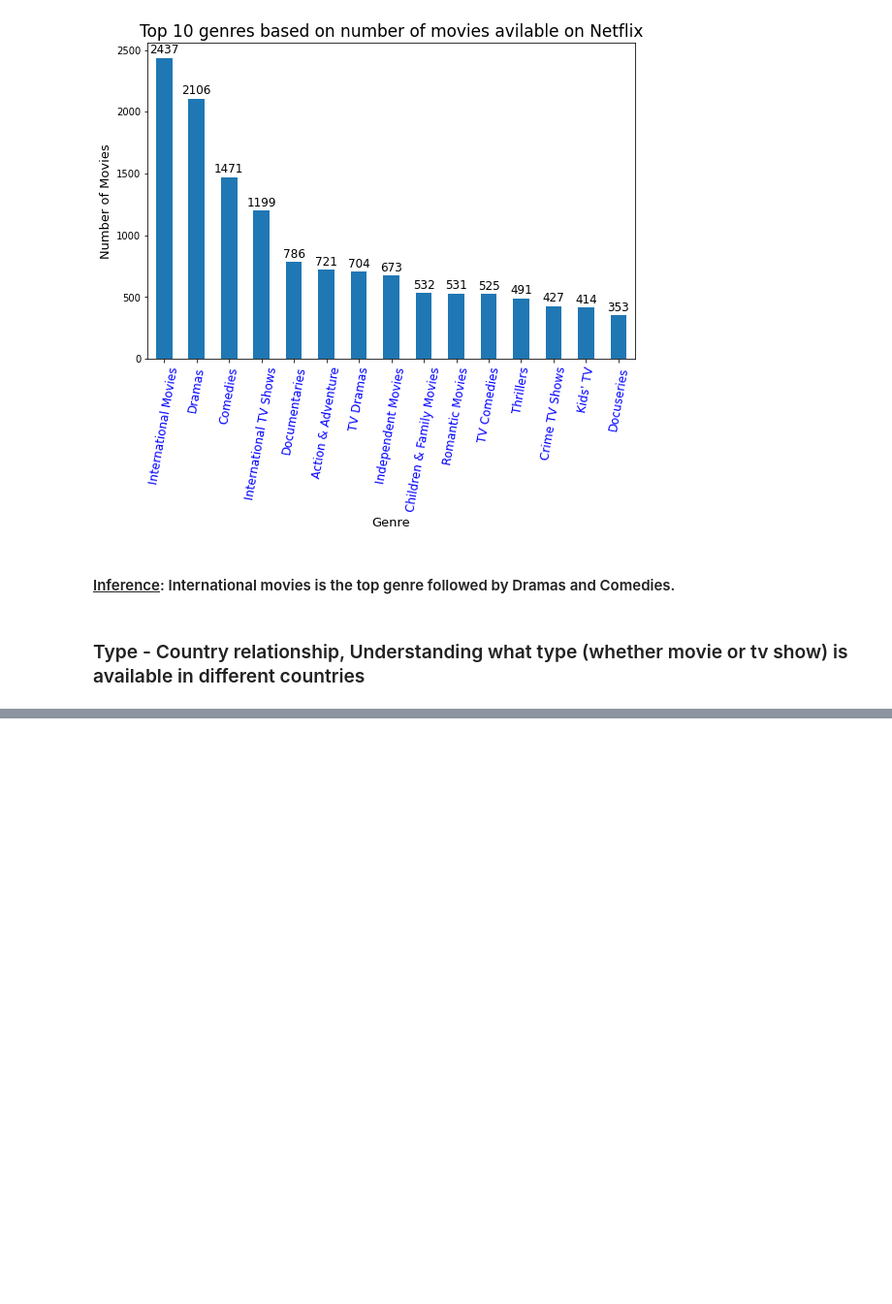
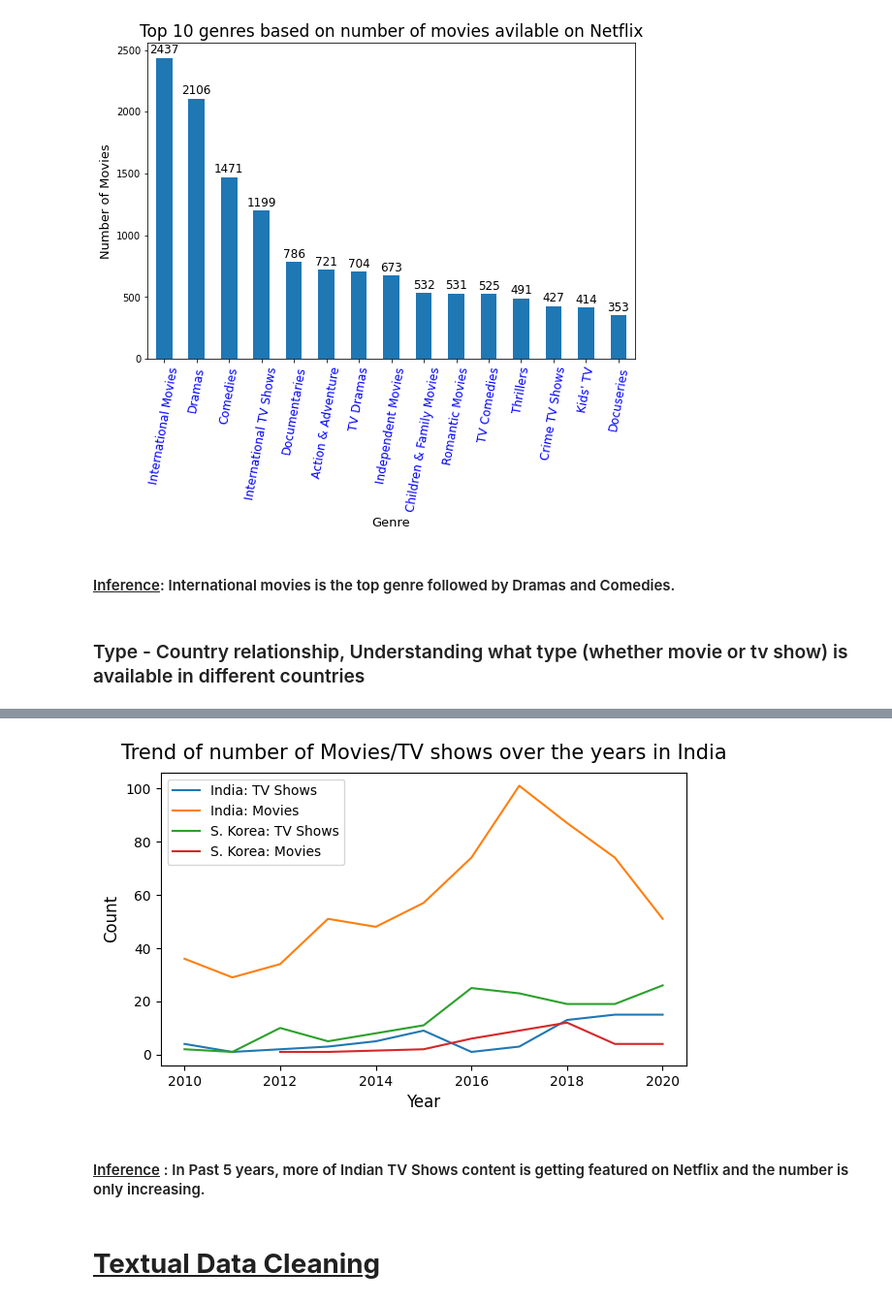
Before and after one commit to RoshanJamthe/NETFLIX-MOVIES-AND-TV-SHOWS-CLUSTERING, a Jupyter notebook: NETFLIX_MOVIES_AND_TV_SHOWS_CLUSTERING.ipynb, the cells around one changed output, grey strips where cells are left out. Shown at 97% size. Drawn from its saved outputs; the diff is of its cells as text; code cells hidden in the pictures; blank space fills up the shorter version.

```diff
--- a/NETFLIX_MOVIES_AND_TV_SHOWS_CLUSTERING.ipynb
+++ b/NETFLIX_MOVIES_AND_TV_SHOWS_CLUSTERING.ipynb
@@ -489,0 +484,22 @@ netflix_data.head()
+# %%
+India_df = country_df[(country_df['main_country']=='India')]
+southkorea_df = country_df[(country_df['main_country']=='South Korea')]
+# %%
+# Ignoring the year 2021 for the plot
+fig, ax = plt.subplots(figsize=(7, 4), dpi=100) # Using suplots to get both lineplots in same figure
+ax.plot(India_df[(India_df['type']=='TV Show') & (India_df['release_year']>=2010)][['release_year','type']].groupby('release_year').count()[:-1],label='India: TV Shows') # Trend of tv shows
+ax.plot(India_df[(India_df['type']=='Movie')& (India_df['release_year']>=2010)][['release_year','type']].groupby('release_year').count(), label='India: Movies') # Trend of movies
+
+ax.plot(southkorea_df[(southkorea_df['type']=='TV Show') & (southkorea_df['release_year']>=2010)][['release_year','type']].groupby('release_year').count(),label='S. Korea: TV Shows') # Trend of tv shows
+ax.plot(southkorea_df[(southkorea_df['type']=='Movie')& (southkorea_df['release_year']>=2010)][['release_year','type']].groupby('release_year').count()[:-1], label='S. Korea: Movies') # Trend of movies
+ax.set_xlabel('Year',fontsize=12)
+ax.set_ylabel('Count',fontsize=12)
+ax.set_title('Trend of number of Movies/TV shows over the years in India',fontsize=15,pad=10)
+ax.legend()
+plt.show()
+# %% [output]
+[figure, added]
+# %% [markdown]
+#### <u>Inference</u> : In Past 5 years, more of Indian TV Shows content is getting featured on Netflix and the number is only increasing.
+# %% [markdown]
+# <b><u> Textual Data Cleaning
```
Also changed, not shown: parts of 143 cells of this notebook.
